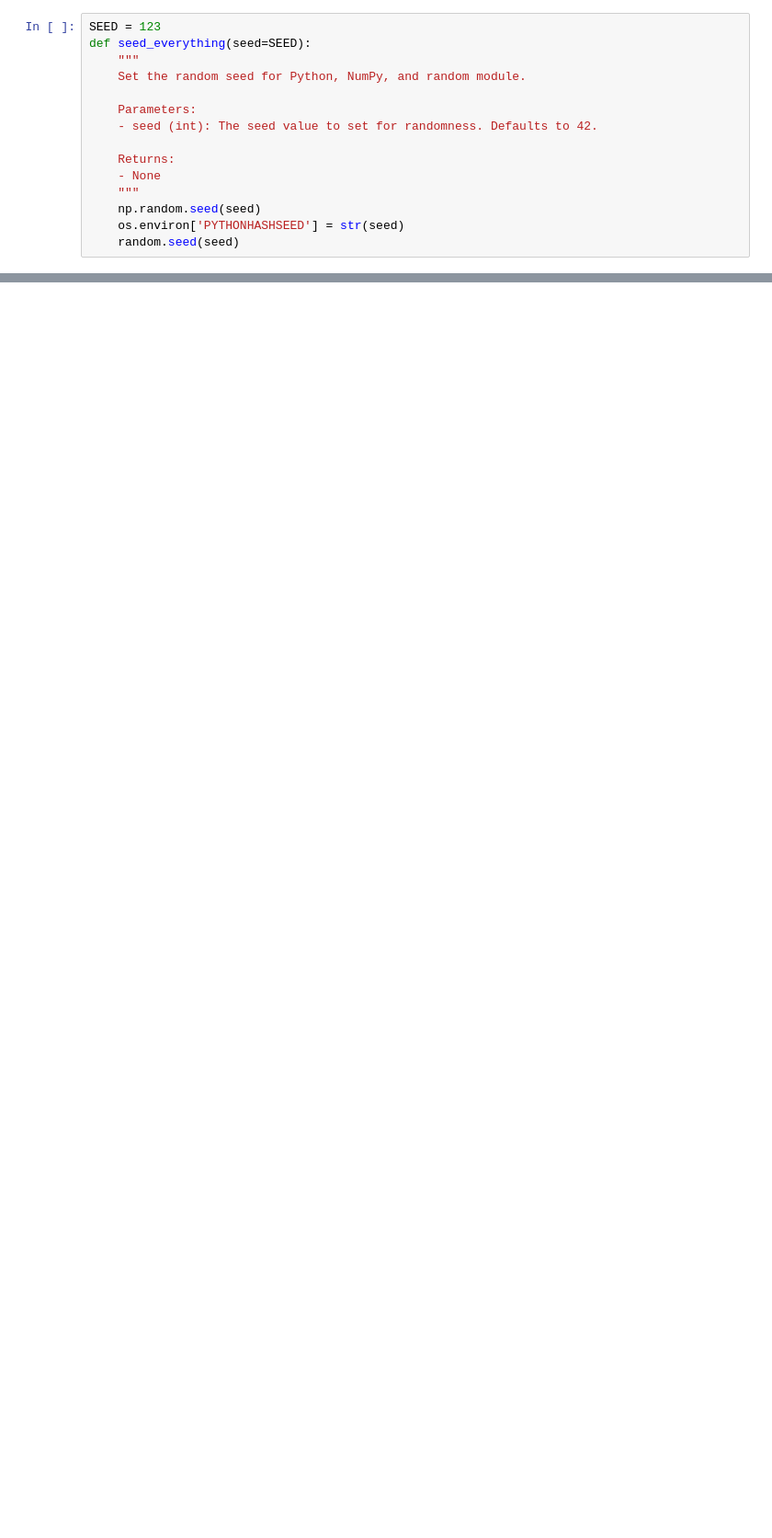
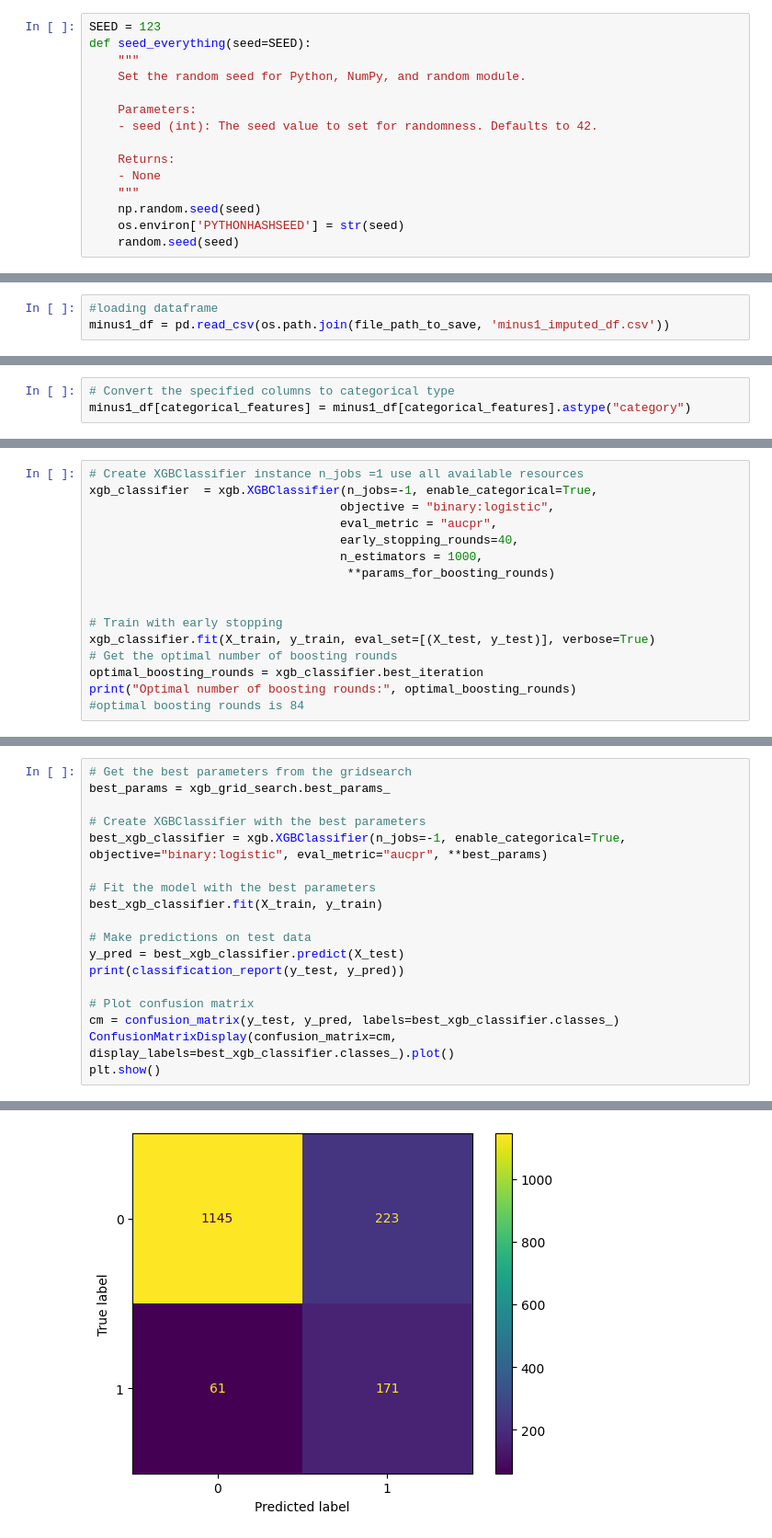
Before and after one commit to estherguiuhernandez/UCI_prediction_final_project, a Jupyter notebook: XgBoost.ipynb, the cells around one changed output, grey strips where cells are left out. Shown: that part at 92% size. Saved outputs shown, nothing was run; the diff lists cells and outputs as text; blank space fills up the shorter version.

```diff
--- a/XgBoost.ipynb
+++ b/XgBoost.ipynb
@@ -243,0 +490,3 @@ AttributeError: 'GridSearchCV' object has no attribute 'best_params_'
+# %%
+#loading dataframe
+minus1_df = pd.read_csv(os.path.join(file_path_to_save, 'minus1_imputed_df.csv'))
@@ -243,0 +503,3 @@ AttributeError: 'GridSearchCV' object has no attribute 'best_params_'
+# %%
+# Convert the specified columns to categorical type
+minus1_df[categorical_features] = minus1_df[categorical_features].astype("category")
@@ -243,0 +541,16 @@ AttributeError: 'GridSearchCV' object has no attribute 'best_params_'
+# %%
+# Create XGBClassifier instance n_jobs =1 use all available resources
+xgb_classifier  = xgb.XGBClassifier(n_jobs=-1, enable_categorical=True,
+                                   objective = "binary:logistic",
+                                   eval_metric = "aucpr",
+                                   early_stopping_rounds=40,
+                                   n_estimators = 1000,
+                                    **params_for_boosting_rounds)
+
+
+# Train with early stopping
+xgb_classifier.fit(X_train, y_train, eval_set=[(X_test, y_test)], verbose=True)
+# Get the optimal number of boosting rounds
+optimal_boosting_rounds = xgb_classifier.best_iteration
+print("Optimal number of boosting rounds:", optimal_boosting_rounds)
+#optimal boosting rounds is 84
@@ -243,0 +620,19 @@ AttributeError: 'GridSearchCV' object has no attribute 'best_params_'
+# %%
+# Get the best parameters from the gridsearch
+best_params = xgb_grid_search.best_params_
+
+# Create XGBClassifier with the best parameters
+best_xgb_classifier = xgb.XGBClassifier(n_jobs=-1, enable_categorical=True, objective="binary:logistic", eval_metric="aucpr", **best_params)
+
+# Fit the model with the best parameters
+best_xgb_classifier.fit(X_train, y_train)
+
+# Make predictions on test data
+y_pred = best_xgb_classifier.predict(X_test)
+print(classification_report(y_test, y_pred))
+
+# Plot confusion matrix
+cm = confusion_matrix(y_test, y_pred, labels=best_xgb_classifier.classes_)
+ConfusionMatrixDisplay(confusion_matrix=cm, display_labels=best_xgb_classifier.classes_).plot()
+plt.show()
+# %% [output]
@@ -243,0 +647 @@ AttributeError: 'GridSearchCV' object has no attribute 'best_params_'
+[figure, added]
```
Also changed, not shown: parts of 73 cells of this notebook, 6 other files.
